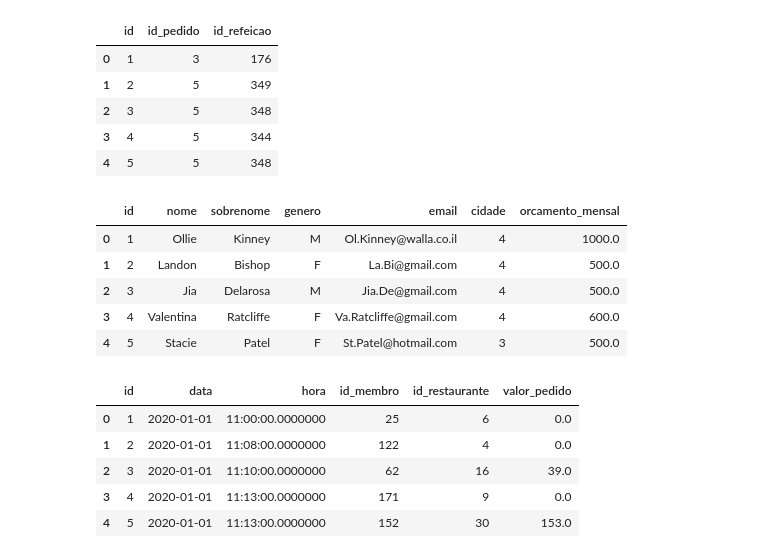
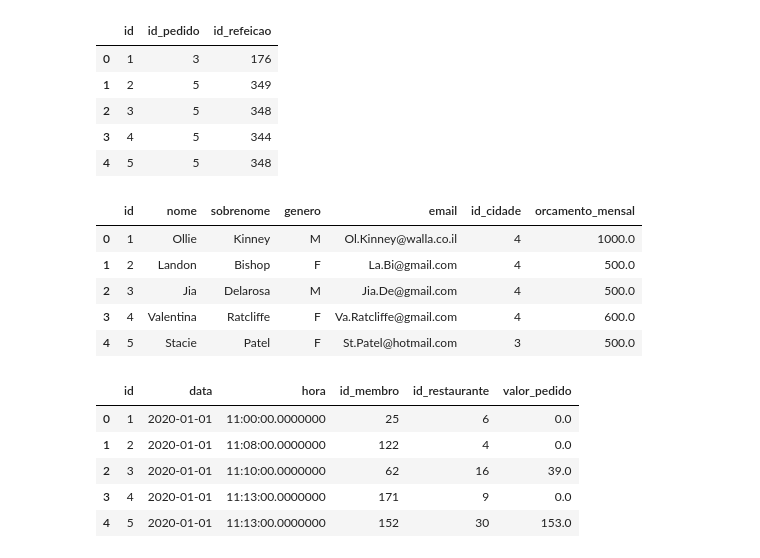
Before and after one commit to Borges1999/Projetos-Python, a Jupyter notebook: Restaurants_Members_and_Orders/projeto_restaurantes.ipynb, the cells around one changed output. Saved outputs shown, nothing was run; the diff lists cells and outputs as text; code cells hidden in the pictures.

```diff
--- a/Restaurants_Members_and_Orders/projeto_restaurantes.ipynb
+++ b/Restaurants_Members_and_Orders/projeto_restaurantes.ipynb
@@ -442,10 +442,10 @@ df_dtl_pedidos_raw.head()
 | 4 | 5 | 5 | 348 |
 # %%
 # Membros
-df_membros_raw.columns = ['id', 'nome', 'sobrenome', 'genero', 'email', 'cidade', 'orcamento_mensal']
+df_membros_raw.columns = ['id', 'nome', 'sobrenome', 'genero', 'email', 'id_cidade', 'orcamento_mensal']
 df_membros_raw.head()
 # %% [output]
-|  | id | nome | sobrenome | genero | email | cidade | orcamento_mensal |
+|  | id | nome | sobrenome | genero | email | id_cidade | orcamento_mensal |
 | 0 | 1 | Ollie | Kinney | M | Ol.Kinney@walla.co.il | 4 | 1000.0 |
 | 1 | 2 | Landon | Bishop | F | La.Bi@gmail.com | 4 | 500.0 |
 | 2 | 3 | Jia | Delarosa | M | Jia.De@gmail.com | 4 | 500.0 |
```
Also changed, not shown: parts of 16 cells of this notebook.
